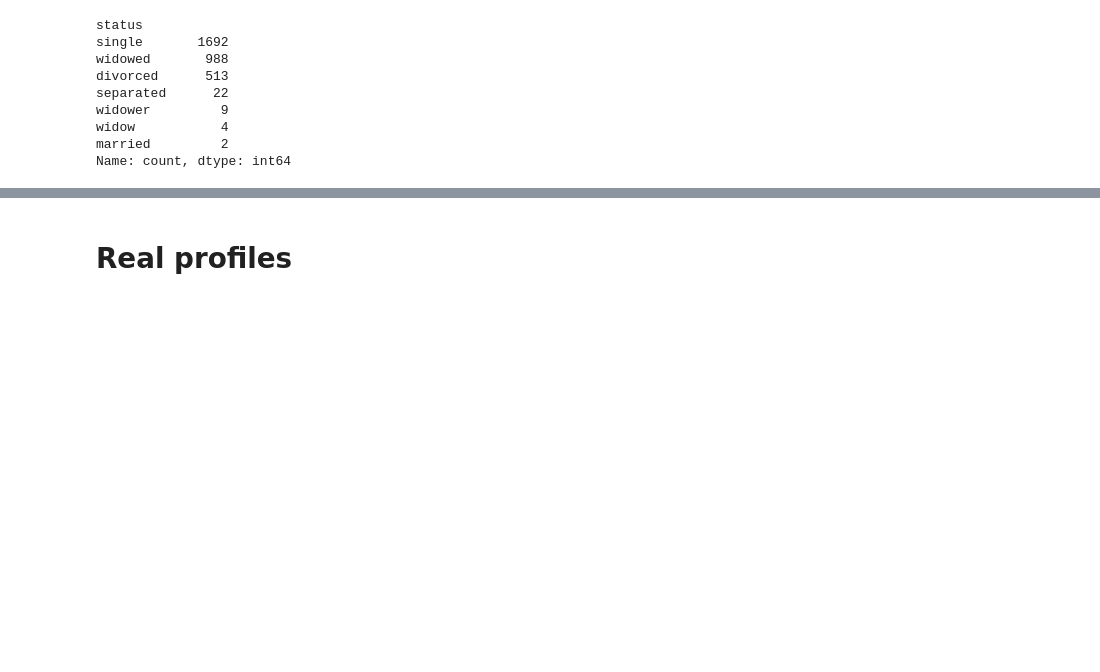
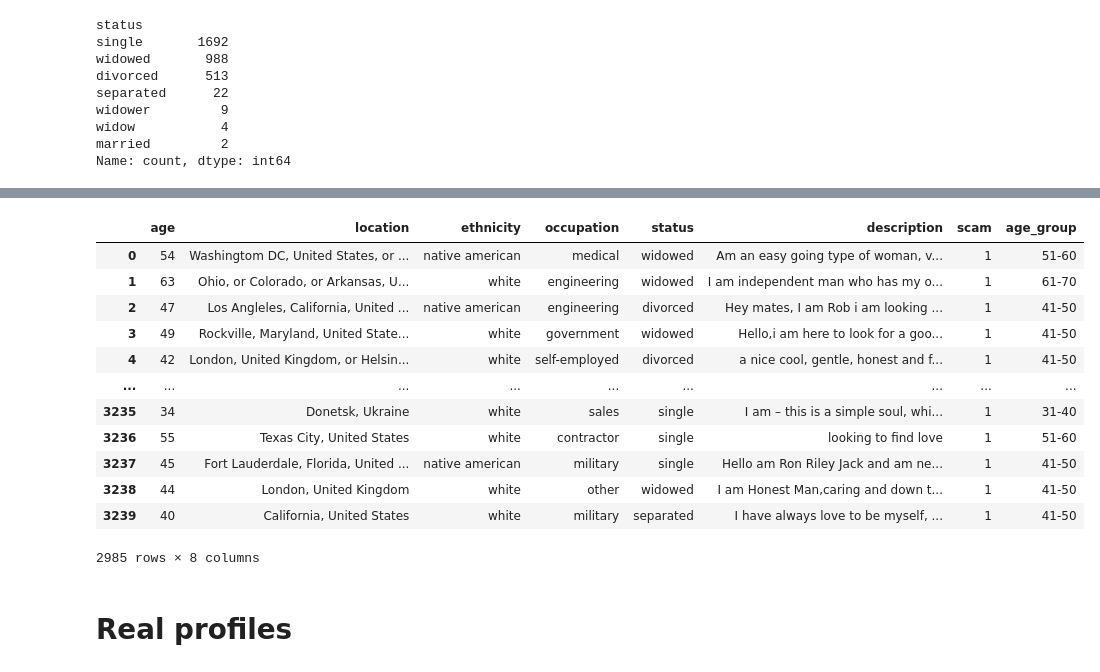
Before and after one commit to ben-dom393/DSA4263_Dating_Fraud, a Jupyter notebook: notebooks/data_processing.ipynb, the cells around one changed output, grey strips where cells are left out. Drawn from its saved outputs; the diff is of its cells as text; code cells hidden in the pictures; blank space fills up the shorter version.

Commit message:
drop age rows with non int values

```diff
--- a/notebooks/data_processing.ipynb
+++ b/notebooks/data_processing.ipynb
@@ -85,3 +85,9 @@ Name: count, dtype: int64
 # %%
 scammers_df.loc[:, "status"] = scammers_df["status"].apply(lambda x : "widowed" if x == "widower" else x)
 scammers_df.loc[:, "status"] = scammers_df["status"].apply(lambda x : "widowed" if x == "widow" else x)
+# %%
+scammers_df = pd.read_csv('../data/output_scam_profiles.csv')
+# %%
+# drop rows in scammers_df if "age" column contains more than just numbers
+scammers_df = scammers_df[scammers_df["age"].apply(lambda x : re.match("^\d+$", str(x)) is not None)]
+scammers_df
@@ -88,3 +108,27 @@ scammers_df.loc[:, "status"] = scammers_df["status"].apply(lambda x : "widowed"
+# %%
+# convert "age" column to integer
+scammers_df.loc[:, "age"] = scammers_df["age"].astype(int)
+# %%
+# bin the ages value in scam dataframe
+bins = [0, 20, 30, 40, 50, 60, 70, 80, 90, 100]
+labels = ['0-20', '21-30', '31-40', '41-50', '51-60', '61-70', '71-80', '81-90', '91-100']
+scammers_df['age_group'] = pd.cut(scammers_df['age'], bins=bins, labels=labels, right=False)
+# %%
+scammers_df
+# %% [output]
+|  | age | location | ethnicity | occupation | status | description | scam | age_group |
+| 0 | 54 | Washingtom DC, United States, or ... | native american | medical | widowed | Am an easy going type of woman, v... | 1 | 51-60 |
+| 1 | 63 | Ohio, or Colorado, or Arkansas, U... | white | engineering | widowed | I am independent man who has my o... | 1 | 61-70 |
+| 2 | 47 | Los Angleles, California, United ... | native american | engineering | divorced | Hey mates, I am Rob i am looking ... | 1 | 41-50 |
+| 3 | 49 | Rockville, Maryland, United State... | white | government | widowed | Hello,i am here to look for a goo... | 1 | 41-50 |
+| 4 | 42 | London, United Kingdom, or Helsin... | white | self-employed | divorced | a nice cool, gentle, honest and f... | 1 | 41-50 |
+| ... | ... | ... | ... | ... | ... | ... | ... | ... |
+| 3235 | 34 | Donetsk, Ukraine | white | sales | single | I am – this is a simple soul, whi... | 1 | 31-40 |
+| 3236 | 55 | Texas City, United States | white | contractor | single | looking to find love | 1 | 51-60 |
+| 3237 | 45 | Fort Lauderdale, Florida, United ... | native american | military | single | Hello am Ron Riley Jack and am ne... | 1 | 41-50 |
+| 3238 | 44 | London, United Kingdom | white | other | widowed | I am Honest Man,caring and down t... | 1 | 41-50 |
+| 3239 | 40 | California, United States | white | military | separated | I have always love to be myself, ... | 1 | 41-50 |
+2985 rows × 8 columns
 # %% [markdown]
 # Real profiles
 # %%
```
Also changed, not shown: parts of 2 cells of this notebook.
